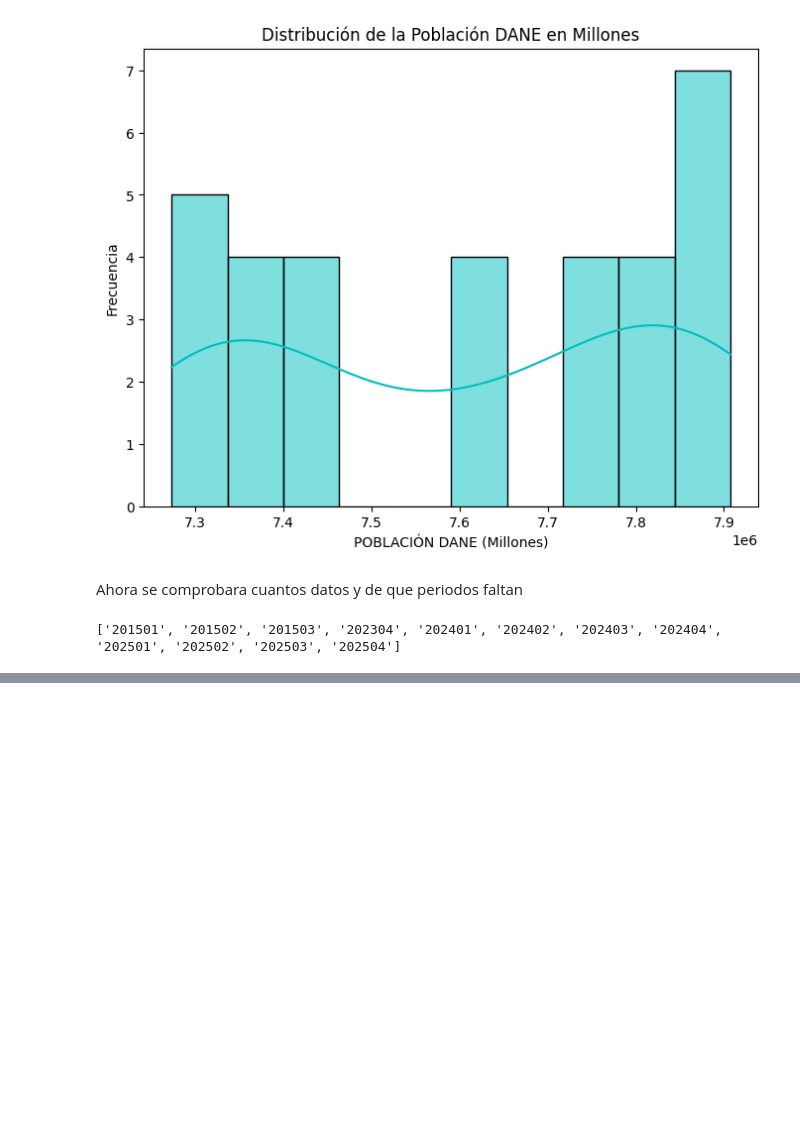
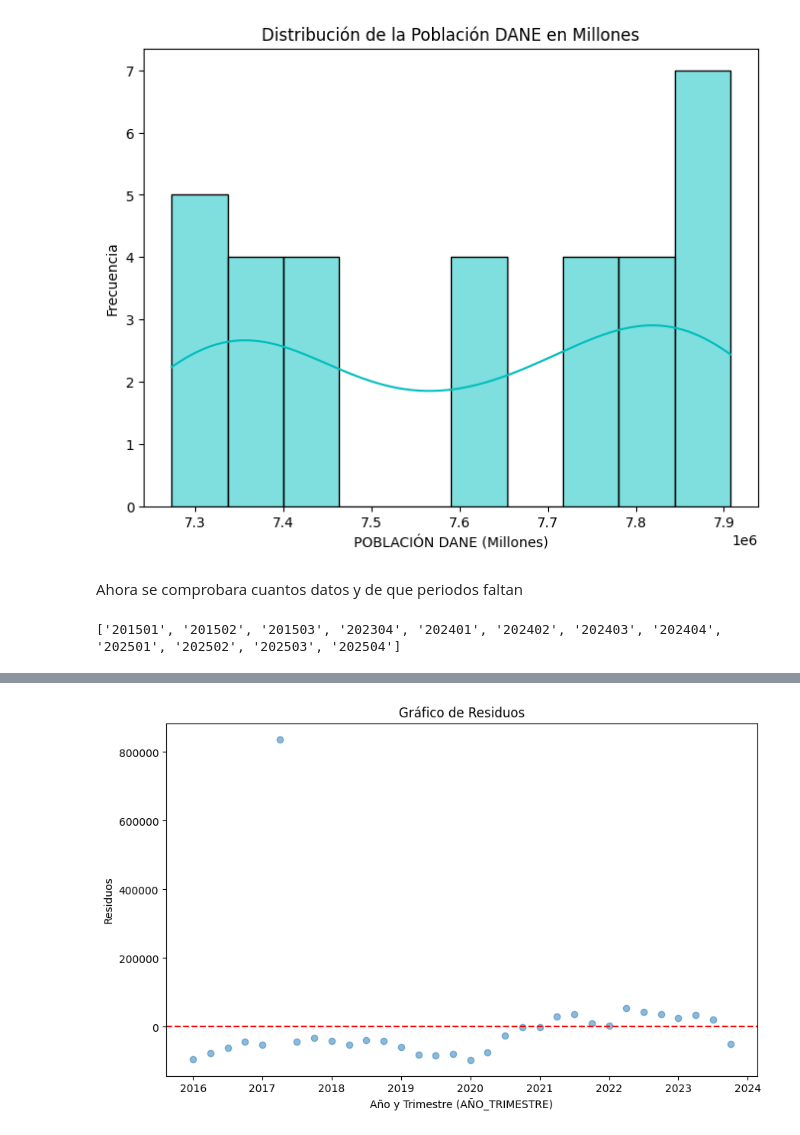
Before and after one commit to jvergara9208/TalentoTec_Jonathan, a Jupyter notebook: ProyectoTalentoTec.ipynb, the cells around one changed output, grey strips where cells are left out. Drawn from its saved outputs; the diff is of its cells as text; code cells hidden in the pictures; blank space fills up the shorter version.

```diff
--- a/ProyectoTalentoTec.ipynb
+++ b/ProyectoTalentoTec.ipynb
@@ -420,0 +596,14 @@ print(trimestres_faltantes)
+# %%
+# Calcular los residuos
+residuos = y - y_pred
+
+# Gráfico de los residuos
+plt.figure(figsize=(10, 6))
+plt.scatter(bogota_data['AÑO_TRIMESTRE_num'], residuos, alpha=0.5)
+plt.axhline(y=0, color='r', linestyle='--')
+plt.xlabel('Año y Trimestre (AÑO_TRIMESTRE)')
+plt.ylabel('Residuos')
+plt.title('Gráfico de Residuos')
+plt.show()
+# %% [output]
+[figure, added]
```
Also changed, not shown: parts of 22 cells of this notebook, 1 other file.
